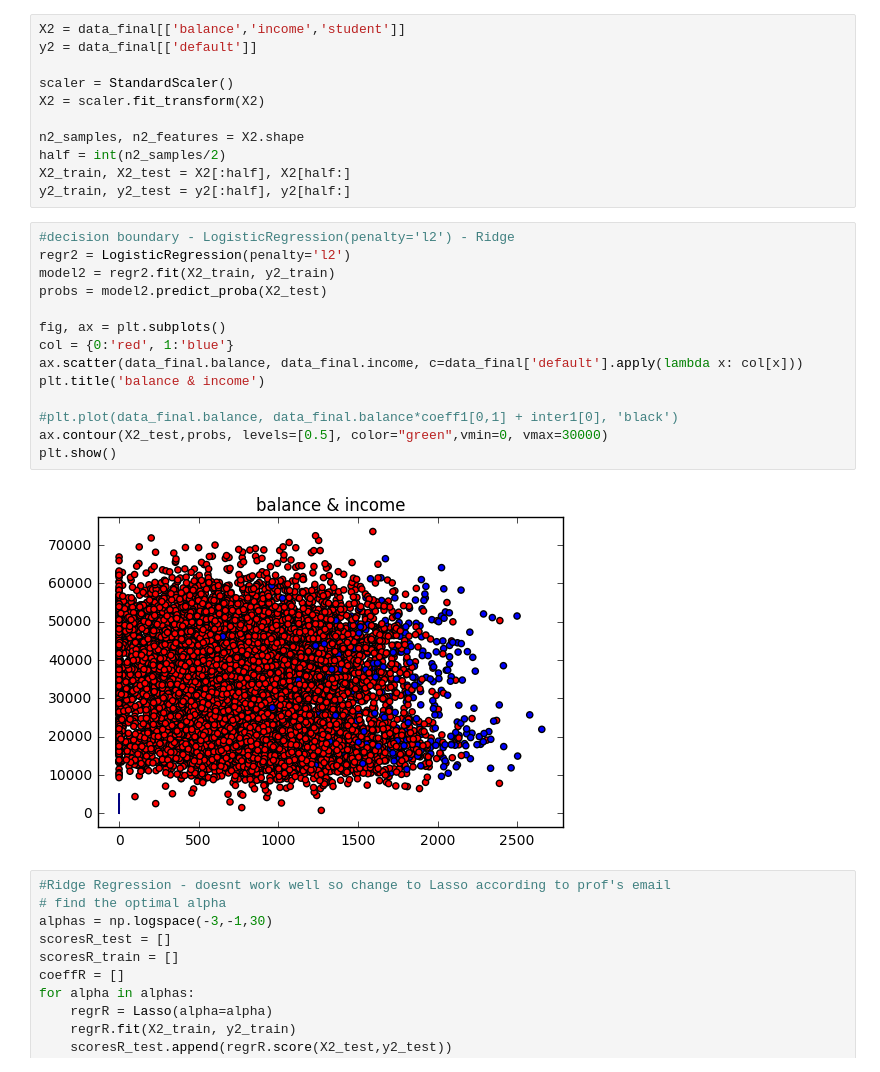
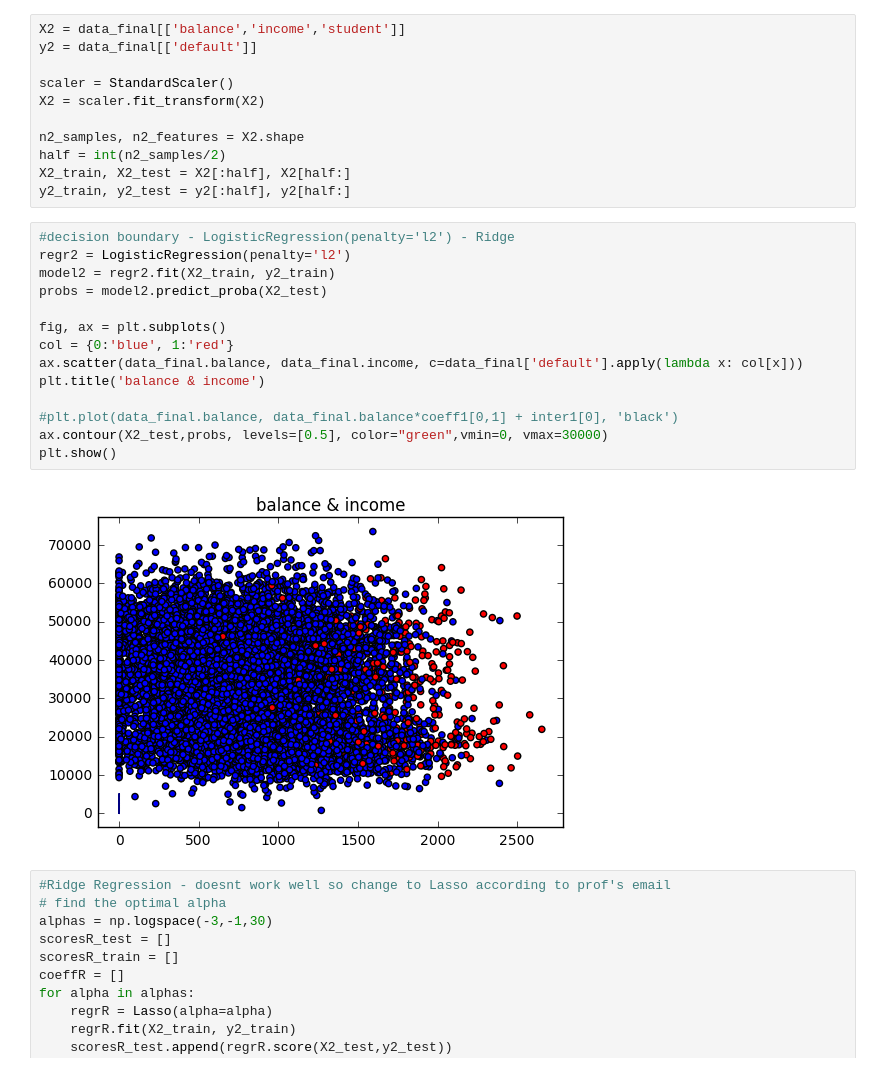
Before and after one commit to Columbia-Intro-Data-Science/python-introduction-LingxiangYu, a Jupyter notebook: LY2305_HW3.ipynb, the cells around one changed output. Drawn from its saved outputs; the diff is of its cells as text.

```diff
--- a/LY2305_HW3.ipynb
+++ b/LY2305_HW3.ipynb
@@ -194,19 +194,19 @@ y2_train, y2_test = y2[:half], y2[half:]
 # %%
 #decision boundary - LogisticRegression(penalty='l2') - Ridge
 regr2 = LogisticRegression(penalty='l2')
 model2 = regr2.fit(X2_train, y2_train)
 probs = model2.predict_proba(X2_test)
 
 fig, ax = plt.subplots()
-col = {0:'red', 1:'blue'}
+col = {0:'blue', 1:'red'}
 ax.scatter(data_final.balance, data_final.income, c=data_final['default'].apply(lambda x: col[x]))
 plt.title('balance & income')
 
 #plt.plot(data_final.balance, data_final.balance*coeff1[0,1] + inter1[0], 'black')
 ax.contour(X2_test,probs, levels=[0.5], color="green",vmin=0, vmax=30000)
 plt.show()
 # %% [output]
-[figure, old version]
+[figure, new version]
 # %%
 #Ridge Regression - doesnt work well so change to Lasso according to prof's email
 # find the optimal alpha
```
Also changed, not shown: parts of 1 cell of this notebook.
